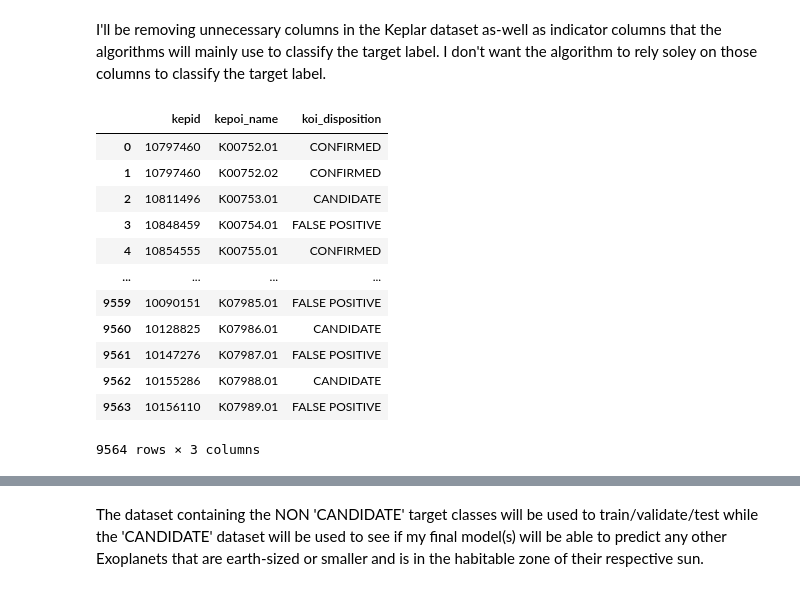
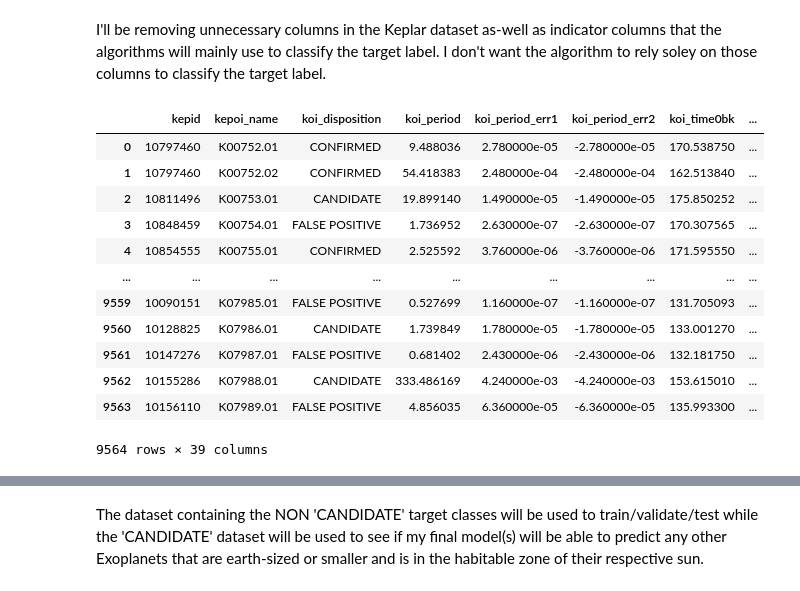
Before and after one commit to HongPhuMagic/ML-Project-3-Exoplanets, a Jupyter notebook: Exoplanets.ipynb, the cells around one changed output, grey strips where cells are left out. Saved outputs shown, nothing was run; the diff lists cells and outputs as text; code cells hidden in the pictures.

```diff
--- a/Exoplanets.ipynb
+++ b/Exoplanets.ipynb
@@ -195,42 +216,45 @@ I'll be removing unnecessary columns in the Keplar dataset as-well as indicator
 # %%
 # Deleting the columns that are unnecessary and that might potentially be taken advantage of by the algorithm
 kepler.drop(['kepler_name', 'koi_pdisposition', 'koi_score', 'koi_fpflag_nt', 'koi_fpflag_ss', 'koi_fpflag_co', 'koi_fpflag_ec', 'koi_teq_err1', 'koi_teq_err2', 'koi_tce_delivname'], axis=1, inplace = True)
-# %%
-# Creating a variable that will contain features that won't be used in PCA
-kepler_left = kepler[['kepid','kepoi_name','koi_disposition']]
-
-# Features that will be used in PCA
-kepler_right = kepler.drop(['kepid','kepoi_name','koi_disposition'], axis=1)
-
-# Confirming it worked
-kepler_left
-# %% [output]
-|  | kepid | kepoi_name | koi_disposition |
-| 0 | 10797460 | K00752.01 | CONFIRMED |
-| 1 | 10797460 | K00752.02 | CONFIRMED |
-| 2 | 10811496 | K00753.01 | CANDIDATE |
-| 3 | 10848459 | K00754.01 | FALSE POSITIVE |
-| 4 | 10854555 | K00755.01 | CONFIRMED |
-| ... | ... | ... | ... |
-| 9559 | 10090151 | K07985.01 | FALSE POSITIVE |
-| 9560 | 10128825 | K07986.01 | CANDIDATE |
-| 9561 | 10147276 | K07987.01 | FALSE POSITIVE |
-| 9562 | 10155286 | K07988.01 | CANDIDATE |
-| 9563 | 10156110 | K07989.01 | FALSE POSITIVE |
-9564 rows × 3 columns
 # %%
+# Creating a variable that will contain features that won't be used in PCA
+kepler_left = kepler[['kepid','kepoi_name','koi_disposition']]
+
+# Features that will be used in PCA
+kepler_right = kepler.drop(['kepid','kepoi_name','koi_disposition'], axis=1)
+
 # Importing Scikit learn's imputer library
 from sklearn.impute import SimpleImputer
 
 # Created imputer function instance
 imputer = SimpleImputer(strategy="median")
 
 # Since we can't be sure that the new data won't have missing values, best to find median for all feature and just apply them to potential missing data.
 # Fitting imputer based on the second dataset
 imputer.fit(kepler_right)
 
-# Tranforming second dataset which resuled in plain NumPy array
+# Tranforming second dataset which resulted in plain NumPy array
 X = imputer.transform(kepler_right)
 
 # Create a new dataframe using the imputed dataset
 kepler_right_nmv = pd.DataFrame(X, columns=kepler_right.columns, index=kepler_right.index)
+
+# Combining the dataset that under went PCA with the dataset that wasn't used in PCA
+kepler_final = pd.concat([kepler_left, kepler_right_nmv], axis=1)
+
+# Checking the final dataset
+kepler_final
+# %% [output]
+|  | kepid | kepoi_name | koi_disposition | koi_period | koi_period_err1 | koi_period_err2 | koi_time0bk | ... |
+| 0 | 10797460 | K00752.01 | CONFIRMED | 9.488036 | 2.780000e-05 | -2.780000e-05 | 170.538750 | ... |
+| 1 | 10797460 | K00752.02 | CONFIRMED | 54.418383 | 2.480000e-04 | -2.480000e-04 | 162.513840 | ... |
+| 2 | 10811496 | K00753.01 | CANDIDATE | 19.899140 | 1.490000e-05 | -1.490000e-05 | 175.850252 | ... |
+| 3 | 10848459 | K00754.01 | FALSE POSITIVE | 1.736952 | 2.630000e-07 | -2.630000e-07 | 170.307565 | ... |
+| 4 | 10854555 | K00755.01 | CONFIRMED | 2.525592 | 3.760000e-06 | -3.760000e-06 | 171.595550 | ... |
+| ... | ... | ... | ... | ... | ... | ... | ... | ... |
+| 9559 | 10090151 | K07985.01 | FALSE POSITIVE | 0.527699 | 1.160000e-07 | -1.160000e-07 | 131.705093 | ... |
+| 9560 | 10128825 | K07986.01 | CANDIDATE | 1.739849 | 1.780000e-05 | -1.780000e-05 | 133.001270 | ... |
+| 9561 | 10147276 | K07987.01 | FALSE POSITIVE | 0.681402 | 2.430000e-06 | -2.430000e-06 | 132.181750 | ... |
+| 9562 | 10155286 | K07988.01 | CANDIDATE | 333.486169 | 4.240000e-03 | -4.240000e-03 | 153.615010 | ... |
+| 9563 | 10156110 | K07989.01 | FALSE POSITIVE | 4.856035 | 6.360000e-05 | -6.360000e-05 | 135.993300 | ... |
+9564 rows × 39 columns
```
Also changed, not shown: parts of 52 cells of this notebook, 2 other files.
